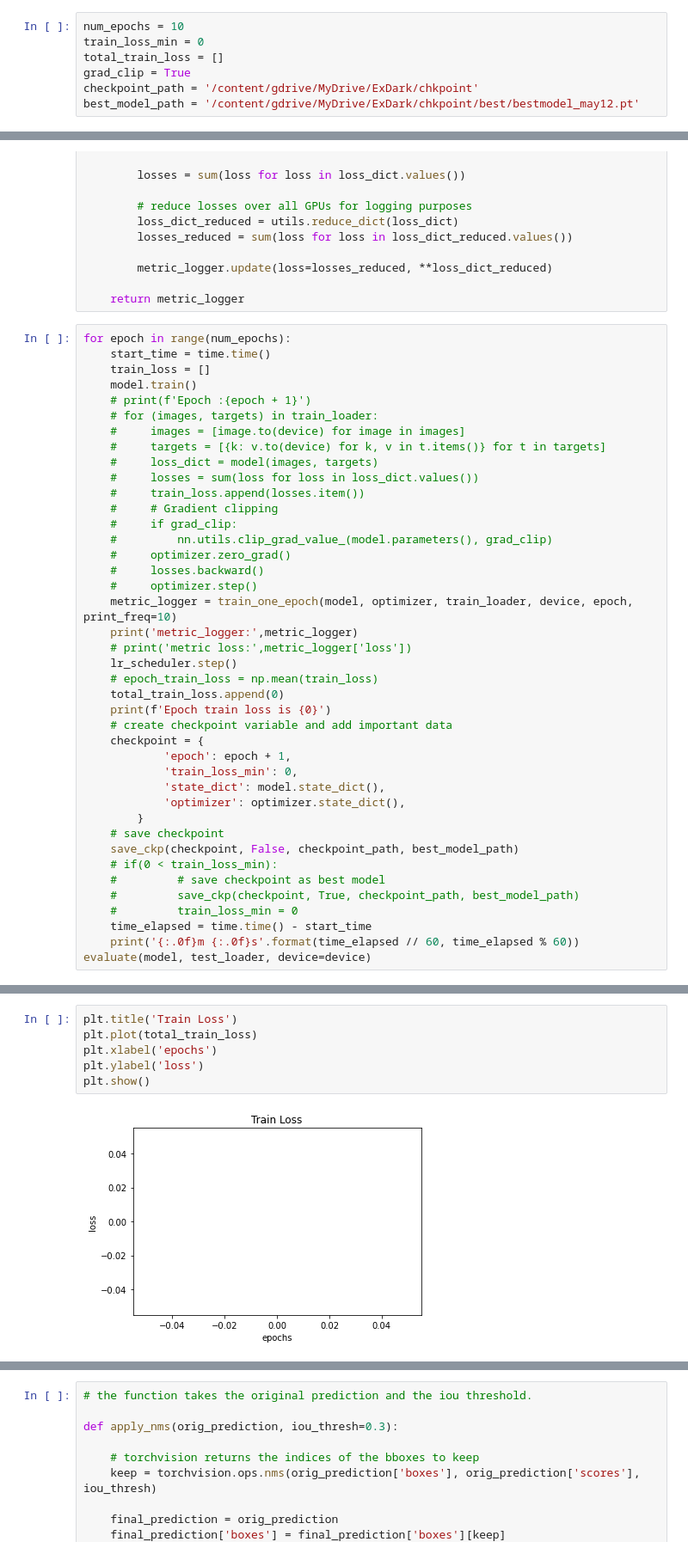
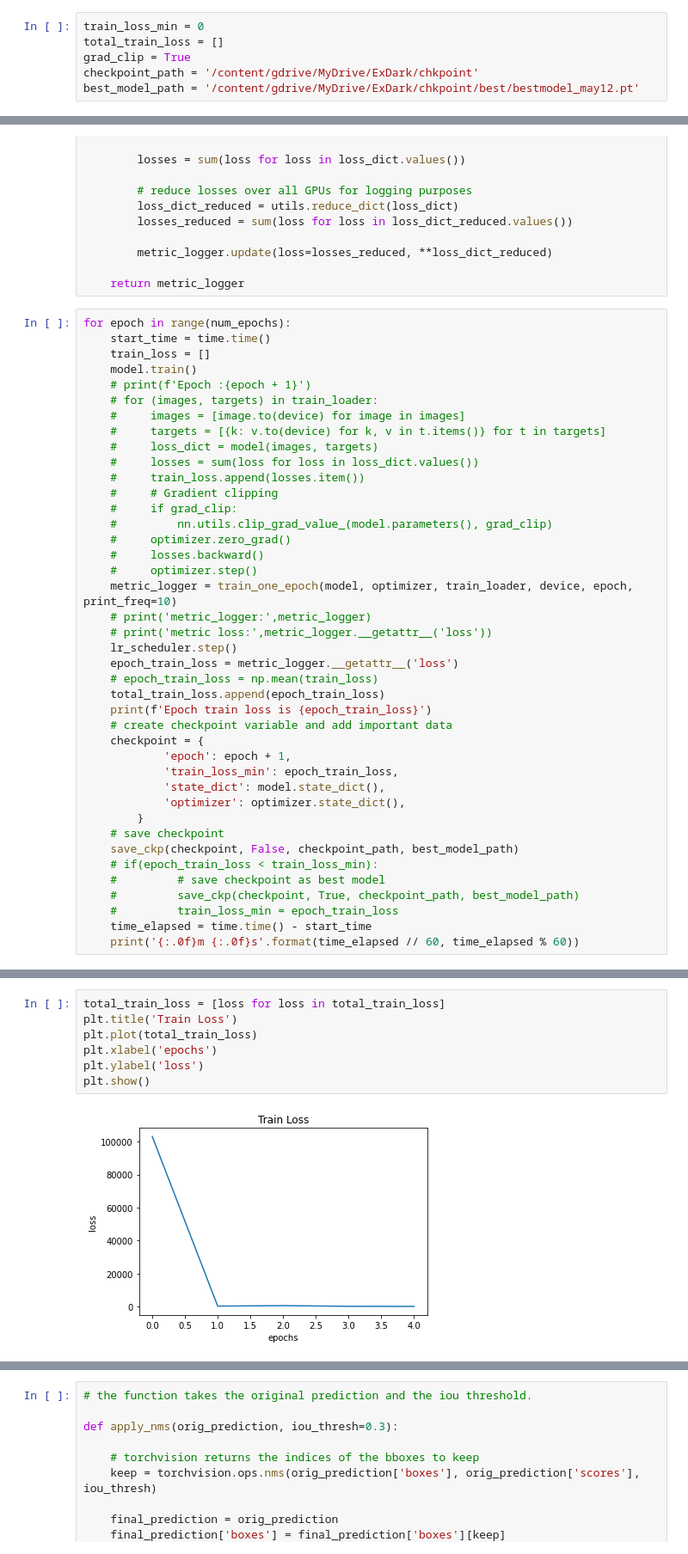
Before and after one commit to ram82744/object_detection_using_faster_rcnn, a Jupyter notebook: Object_Detection_Using_Faster_RCNN.ipynb, the cells around one changed output, grey strips where cells are left out. Shown at 86% size. Saved outputs shown, nothing was run; the diff lists cells and outputs as text.

```diff
--- a/Object_Detection_Using_Faster_RCNN.ipynb
+++ b/Object_Detection_Using_Faster_RCNN.ipynb
@@ -613,7 +613,6 @@ def load_ckp(checkpoint_fpath, model, optimizer):
     # return model, optimizer, epoch value, min validation loss
     return model, optimizer, cpoint['epoch'], valid_loss_min.item()
 # %%
-num_epochs = 10
 train_loss_min = 0
 total_train_loss = []
 grad_clip = True
@@ -659,26 +658,26 @@ for epoch in range(num_epochs):
     #     losses.backward()
     #     optimizer.step()
     metric_logger = train_one_epoch(model, optimizer, train_loader, device, epoch, print_freq=10)
-    print('metric_logger:',metric_logger)
-    # print('metric loss:',metric_logger['loss'])
+    # print('metric_logger:',metric_logger)
+    # print('metric loss:',metric_logger.__getattr__('loss'))
     lr_scheduler.step()
+    epoch_train_loss = metric_logger.__getattr__('loss')
     # epoch_train_loss = np.mean(train_loss)
-    total_train_loss.append(0)
-    print(f'Epoch train loss is {0}')
+    total_train_loss.append(epoch_train_loss)
+    print(f'Epoch train loss is {epoch_train_loss}')
     # create checkpoint variable and add important data
     checkpoint = {
             'epoch': epoch + 1,
-            'train_loss_min': 0,
+            'train_loss_min': epoch_train_loss,
             'state_dict': model.state_dict(),
             'optimizer': optimizer.state_dict(),
         }
     # save checkpoint
     save_ckp(checkpoint, False, checkpoint_path, best_model_path)
-    # if(0 < train_loss_min):
+    # if(epoch_train_loss < train_loss_min):
     #         # save checkpoint as best model
     #         save_ckp(checkpoint, True, checkpoint_path, best_model_path)
-    #         train_loss_min = 0
+    #         train_loss_min = epoch_train_loss
     time_elapsed = time.time() - start_time
     print('{:.0f}m {:.0f}s'.format(time_elapsed // 60, time_elapsed % 60))
-evaluate(model, test_loader, device=device)
 # %% [output]
@@ -702,8 +701,9 @@ Epoch: [0]  [300/480]  eta: 0:02:47  lr: 0.003144  loss: 0.0862 (0.1059)  loss_c
 # %%
+total_train_loss = [loss for loss in total_train_loss]
 plt.title('Train Loss')
 plt.plot(total_train_loss)
 plt.xlabel('epochs')
 plt.ylabel('loss')
 plt.show()
 # %% [output]
-[figure, old version]
+[figure, new version]
```
Also changed, not shown: parts of 6 cells of this notebook.
